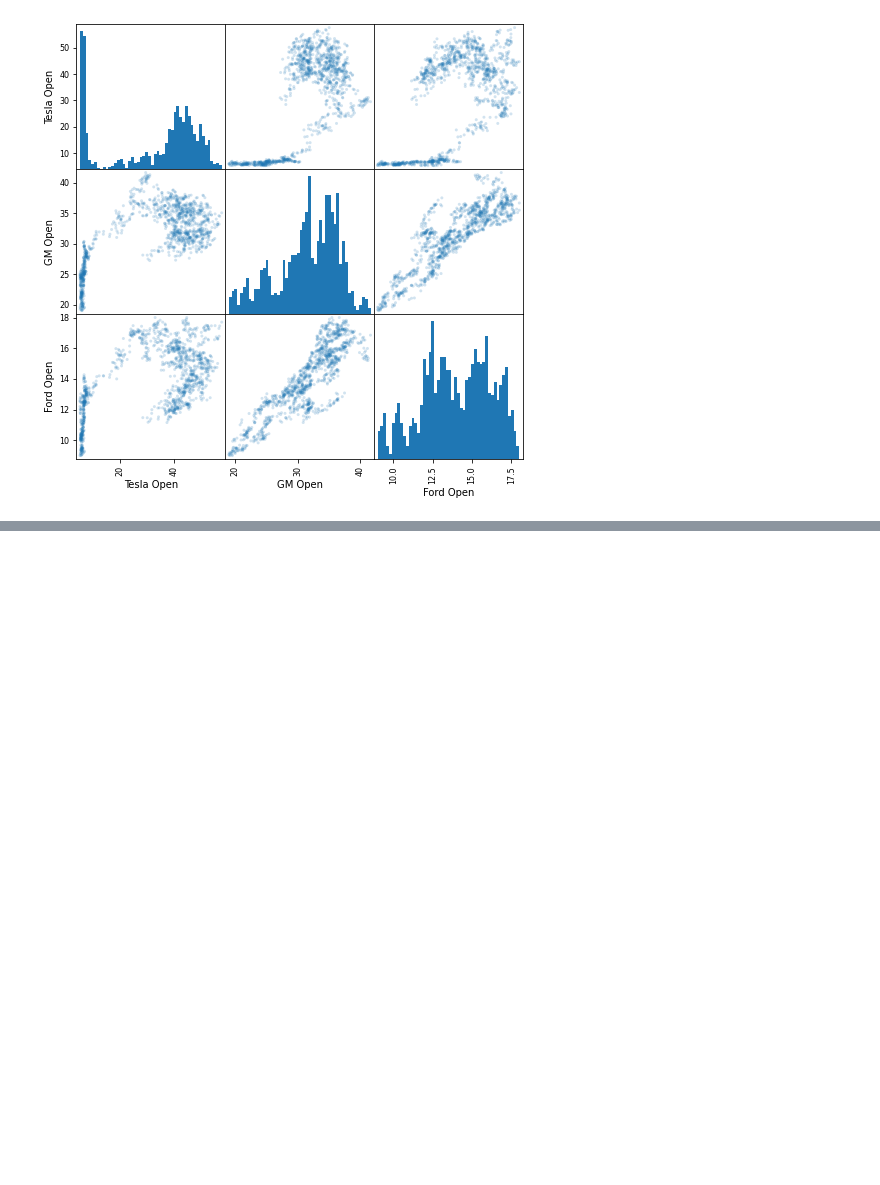
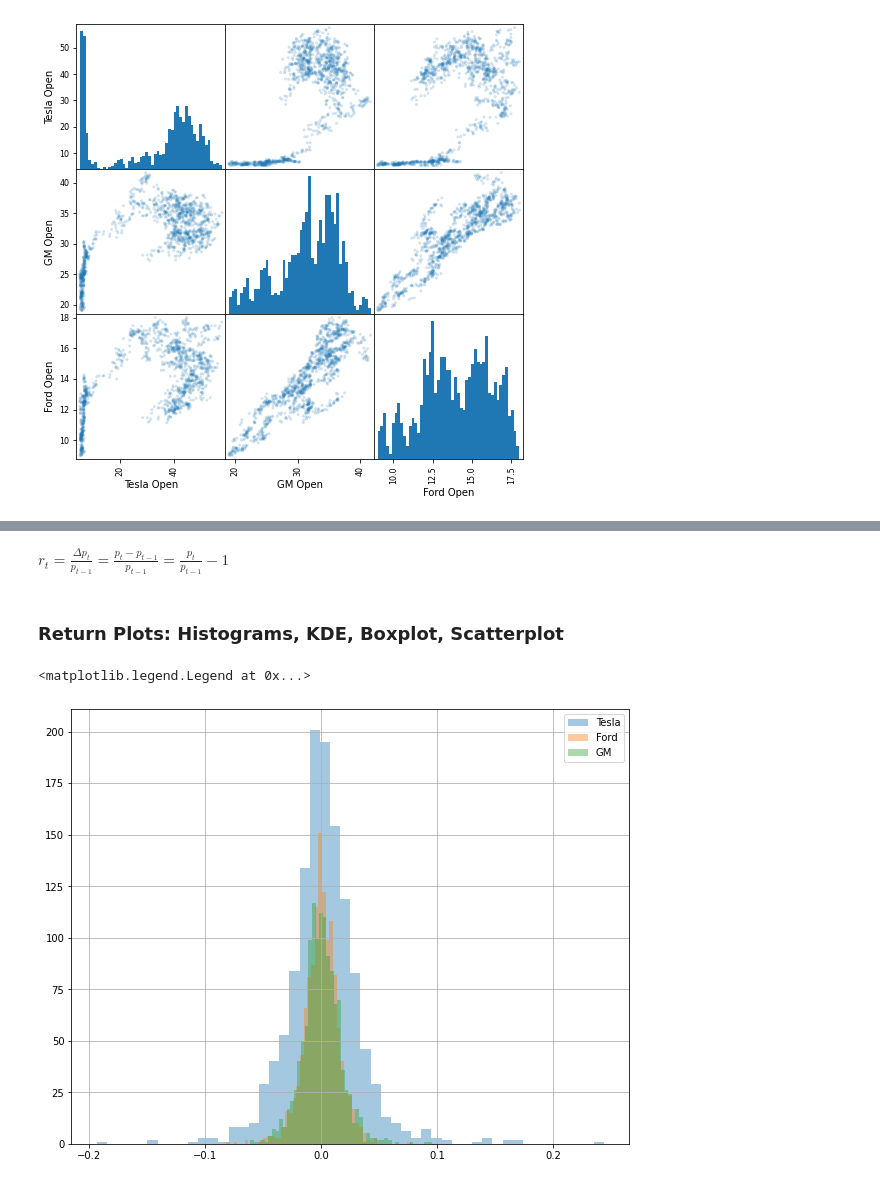
Before and after one commit to mxagar/finance_accounting_courses, a Jupyter notebook: python_finance/03_StockMarketAnalysisExample.ipynb, the cells around one changed output, grey strips where cells are left out. Drawn from its saved outputs; the diff is of its cells as text; code cells hidden in the pictures; blank space fills up the shorter version.

```diff
--- a/python_finance/03_StockMarketAnalysisExample.ipynb
+++ b/python_finance/03_StockMarketAnalysisExample.ipynb
@@ -156,0 +177,28 @@ scatter_matrix(car_comp,figsize=(8,8),alpha=0.2,hist_kwds={'bins':50});
+# %%
+%%latex
+$r_t = \frac{\Delta p_t}{p_{t-1}} = \frac{p_t - p_{t-1}}{p_{t-1}} = \frac{p_t}{p_{t-1}} - 1$
+# %% [output]
+$r_t = \frac{\Delta p_t}{p_{t-1}} = \frac{p_t - p_{t-1}}{p_{t-1}} = \frac{p_t}{p_{t-1}} - 1$
+# %%
+# Daily returns with .shift()
+tesla['returns'] = (tesla['Close'] / tesla['Close'].shift(1)) - 1
+ford['returns'] = (ford['Close'] / ford['Close'].shift(1)) - 1
+gm['returns'] = (gm['Close'] / gm['Close'].shift(1)) - 1
+# %%
+# Daily retursn with built-in .pct_change
+tesla['returns'] = tesla['Close'].pct_change(periods=1)
+ford['returns'] = ford['Close'].pct_change(periods=1)
+gm['returns'] = gm['Close'].pct_change(periods=1)
+# %% [markdown]
+### Return Plots: Histograms, KDE, Boxplot, Scatterplot
+# %%
+# Plot histograms
+# We can stack them in one by plotting them line after line
+# Add alpha for stacked plots to see better the plots below
+tesla['returns'].hist(bins=50,label='Tesla',figsize=(10,8),alpha=0.4)
+ford['returns'].hist(bins=50,label='Ford',figsize=(10,8),alpha=0.4)
+gm['returns'].hist(bins=50,label='GM',figsize=(10,8),alpha=0.4)
+plt.legend()
+# %% [output]
+<matplotlib.legend.Legend at 0x...>
+[figure, added]
```
Also changed, not shown: parts of 15 cells of this notebook, 1 other file.
